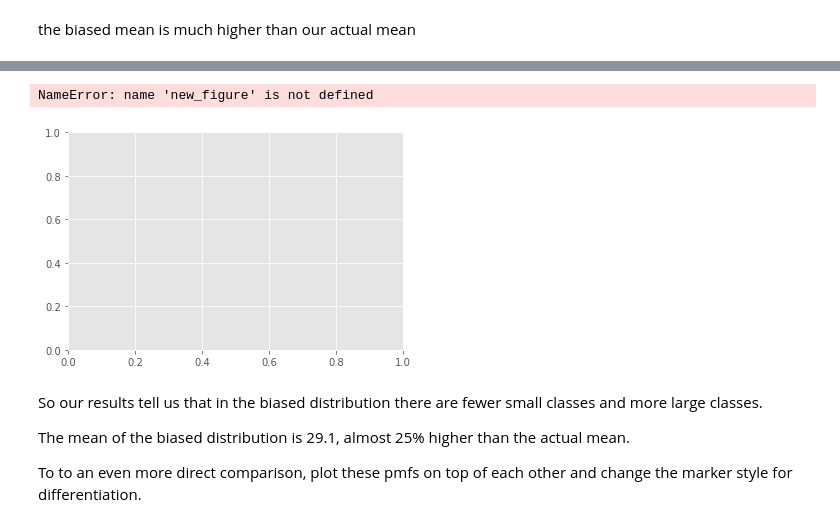
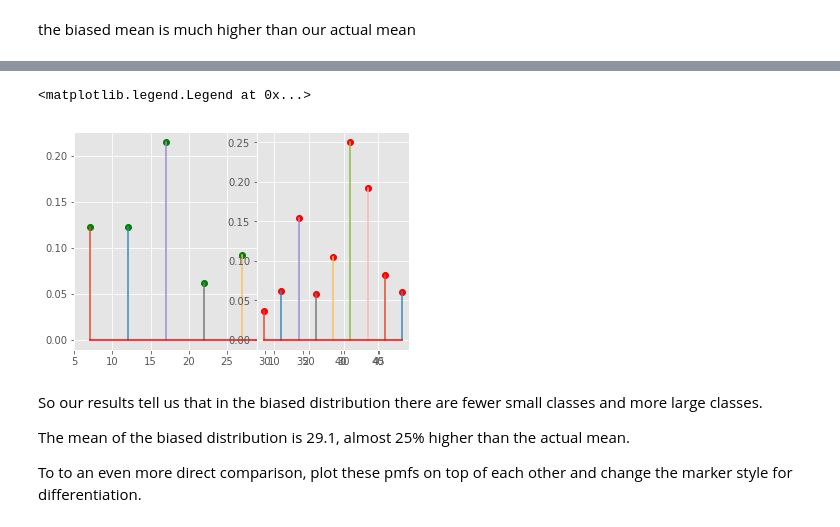
Before and after one commit to as6140/dsc-1-09-07-the-probability-mass-function-lab-seattle-ds-career-040119, a Jupyter notebook: index.ipynb, the cells around one changed output, grey strips where cells are left out. Saved outputs shown, nothing was run; the diff lists cells and outputs as text; code cells hidden in the pictures.

```diff
--- a/index.ipynb
+++ b/index.ipynb
@@ -167,18 +167,18 @@ Here we see it, the average or expected value of biased results become much high
 * Show pmf1 and pmf2 side by side.
 # %%
 # Plot pmfs side by side
-fig, ax = plt.subplots()
+fig, ax = plt.subplots(tight)
 plt.style.use('ggplot')
 
-ax2 = new_figure.add_subplot(122)
+ax2 = fig.add_subplot(122)
 ax.stem(sizes,pmf, '-', 'go', 'r-',label='Actual')
 
 ax2.stem(sizes, pmf2, '-', 'ro', 'r-', label='Biased')
 
 ax.legend()
 # %% [output]
-NameError: name 'new_figure' is not defined
+<matplotlib.legend.Legend at 0x...>
-[figure, old version]
+[figure, new version]
 # %% [markdown]
 So our results tell us that in the biased distribution there are fewer small classes and more large classes.
 
```
